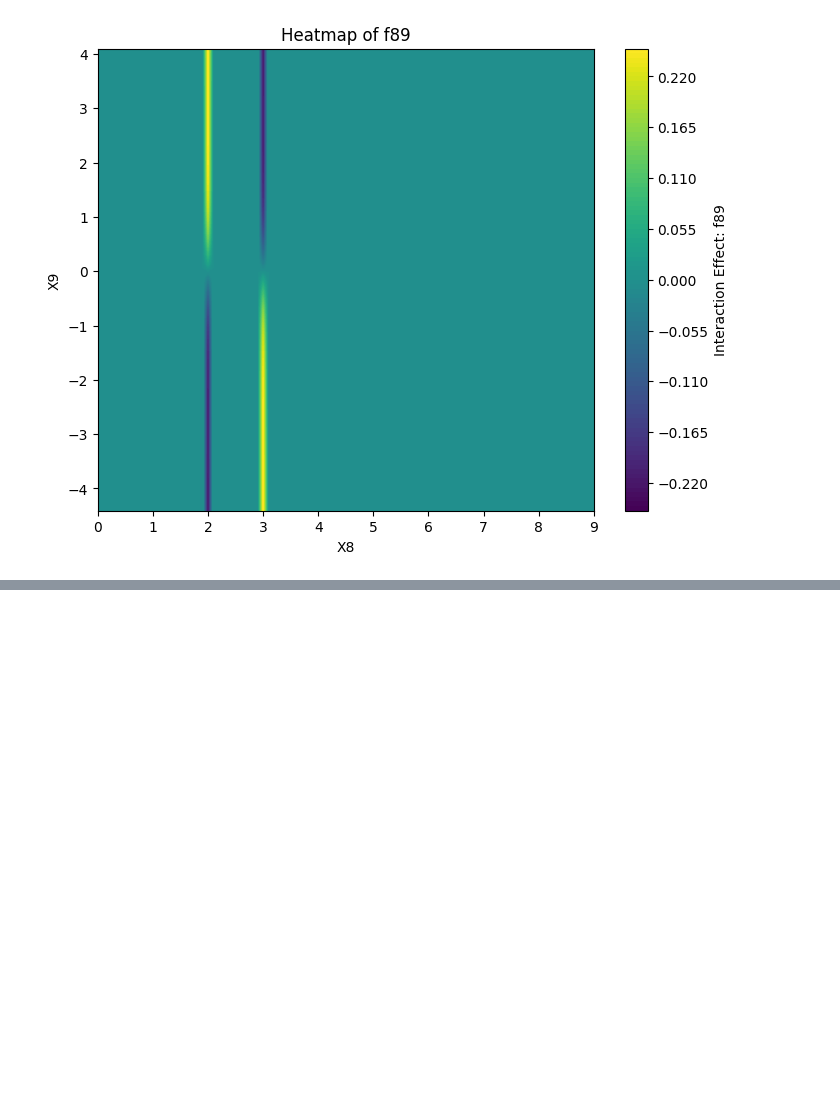
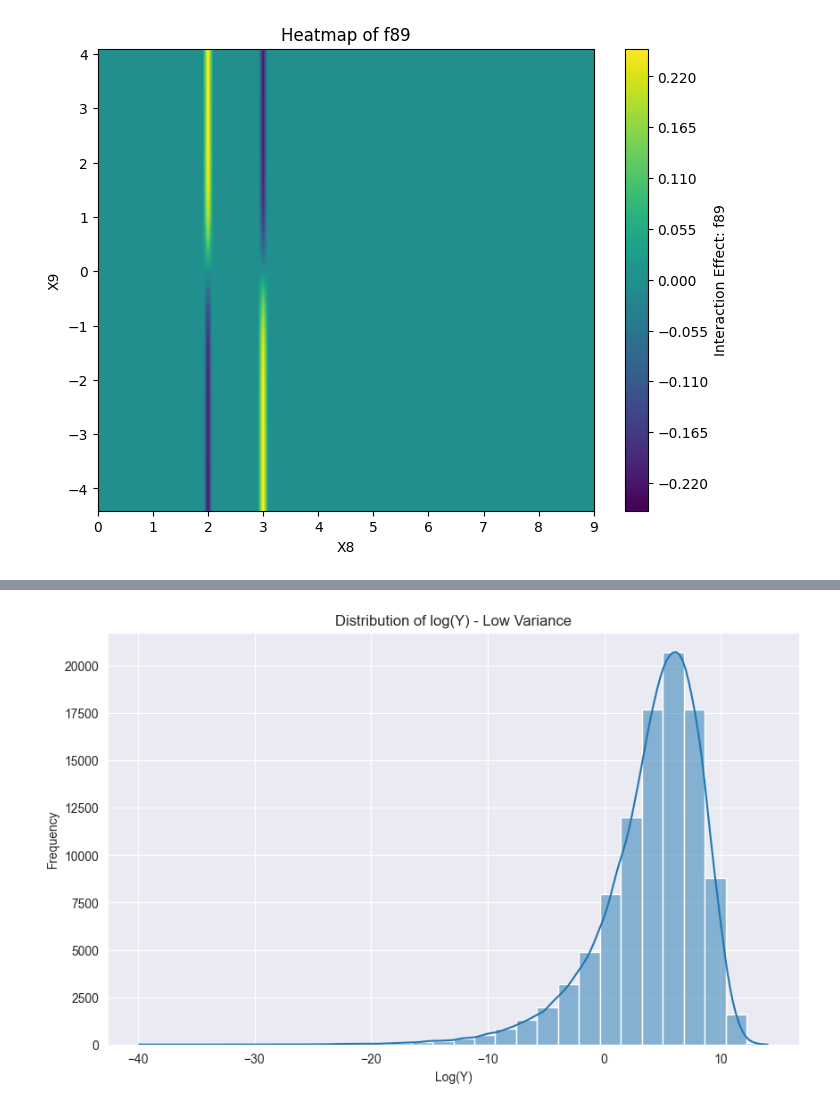
Before and after one commit to tupho289/Honours, a Jupyter notebook: synthetic_data_generation.ipynb, the cells around one changed output, grey strips where cells are left out. Cells and saved outputs as stored; diff of their text form; code cells hidden in the pictures; blank space fills up the shorter version.

```diff
--- a/synthetic_data_generation.ipynb
+++ b/synthetic_data_generation.ipynb
@@ -327,0 +318,14 @@ np.sum(np.log(data_high["Y"]) < 0)
+# %%
+#-------------------------- distribution of log(response) - high variance --------------------------
+plt.figure(figsize = (10, 6)) # set the size of the figure
+sns.set_style("darkgrid")
+sns.histplot(np.log(data_high['Y']), bins = 30, kde = True) # draw the chart
+plt.title('Distribution of log(Y) - Low Variance')
+plt.xlabel('Log(Y)')
+plt.ylabel('Frequency')
+plt.tick_params(axis = 'x')
+plt.tick_params(axis = 'y')
+plt.grid(True)
+plt.show()
+# %% [output]
+[figure, added]
```
Also changed, not shown: parts of 12 cells of this notebook, 3 other files.
